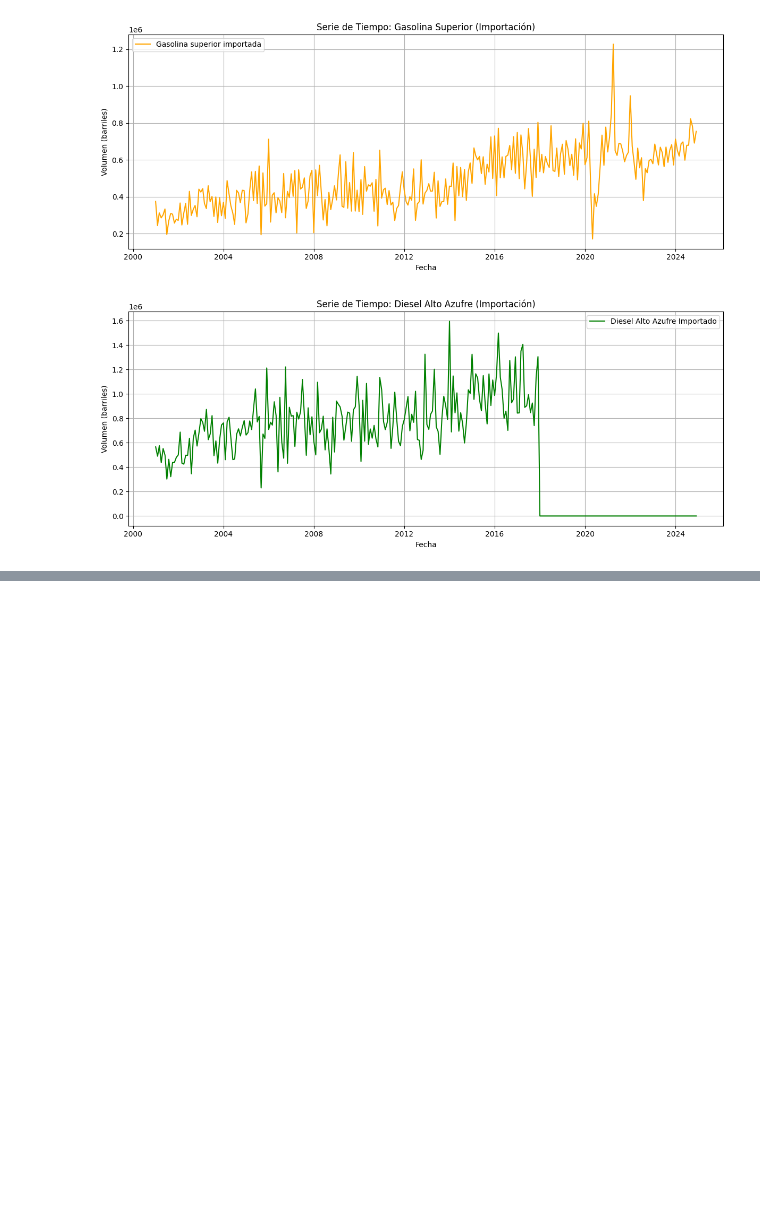
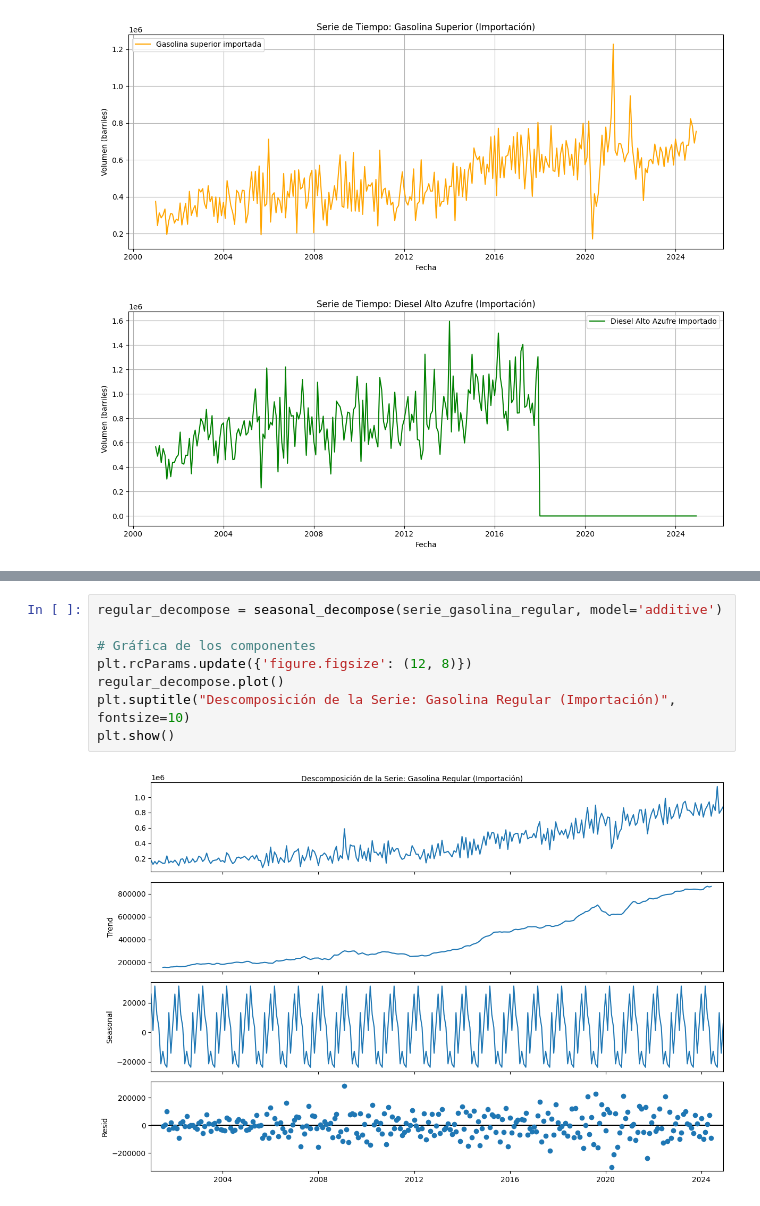
Before and after one commit to Czar272/Lab1_DS, a Jupyter notebook: series_univariantes.ipynb, the cells around one changed output, grey strips where cells are left out. Drawn from its saved outputs; the diff is of its cells as text; blank space fills up the shorter version.

Commit message:
feat: graficas series de importacion y descomposicion gasolina regular importacion

```diff
--- a/series_univariantes.ipynb
+++ b/series_univariantes.ipynb
@@ -97,0 +109,10 @@ plt.show()
+# %%
+regular_decompose = seasonal_decompose(serie_gasolina_regular, model='additive')
+
+# Gráfica de los componentes
+plt.rcParams.update({'figure.figsize': (12, 8)})
+regular_decompose.plot()
+plt.suptitle("Descomposición de la Serie: Gasolina Regular (Importación)", fontsize=10)
+plt.show()
+# %% [output]
+[figure, added]
```
Also changed, not shown: parts of 3 cells of this notebook.
